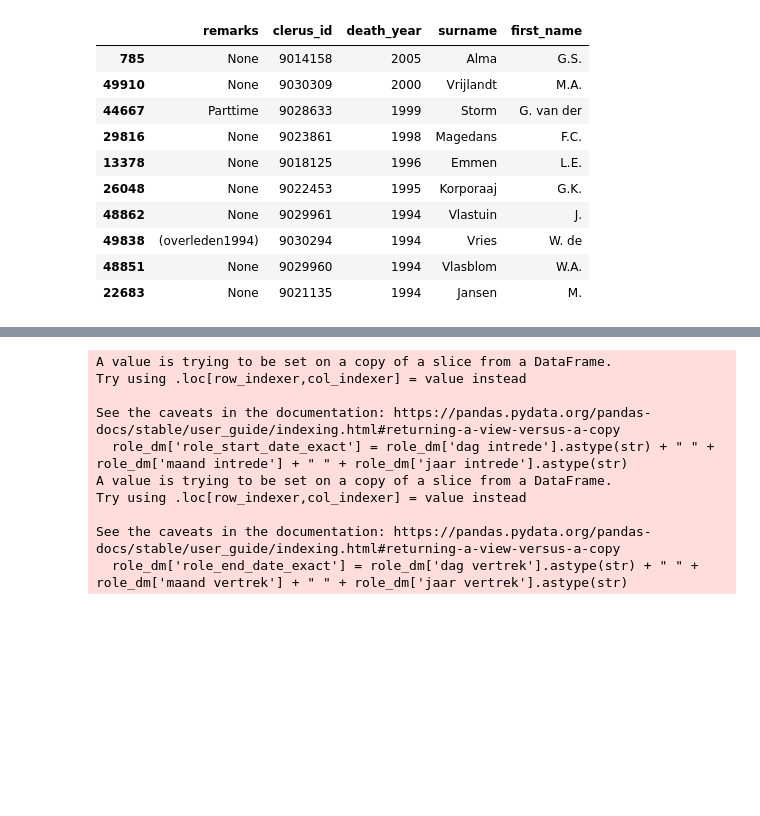
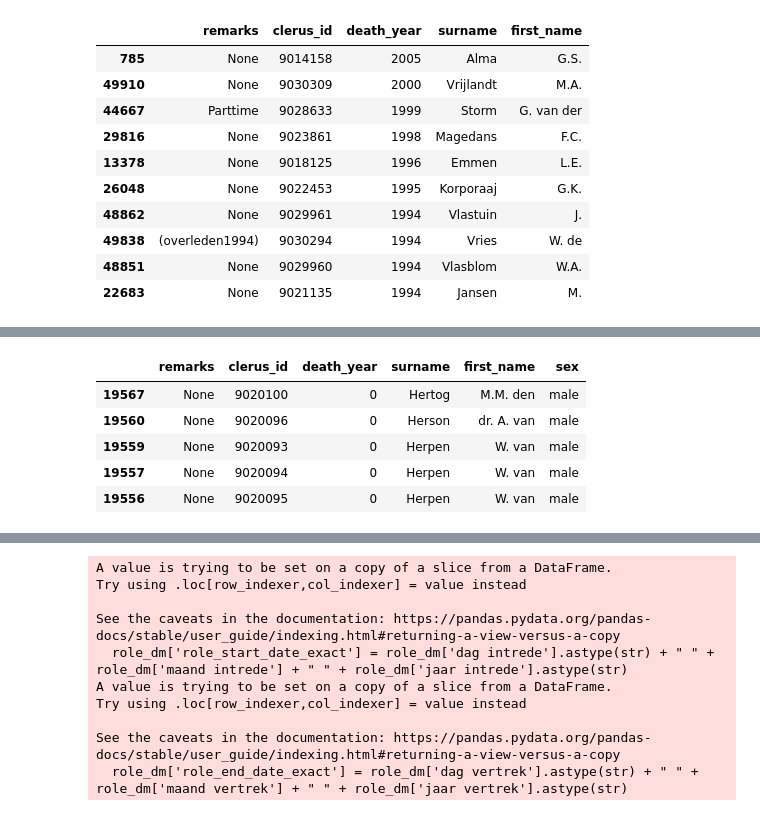
Before and after one commit to DigiDuRe/DigiDuRe, a Jupyter notebook: 1_Data_Harmonization/1_8_Integrate_DM_only_individuals.ipynb, the cells around one changed output, grey strips where cells are left out. Saved outputs shown, nothing was run; the diff lists cells and outputs as text; code cells hidden in the pictures; blank space fills up the shorter version.

```diff
--- a/1_Data_Harmonization/1_8_Integrate_DM_only_individuals.ipynb
+++ b/1_Data_Harmonization/1_8_Integrate_DM_only_individuals.ipynb
@@ -273,3 +273,11 @@ DM_tbl_bio_unique.head(10)
 | 49838 | (overleden1994) | 9030294 | 1994 | Vries | W. de |
 | 48851 | None | 9029960 | 1994 | Vlasblom | W.A. |
 | 22683 | None | 9021135 | 1994 | Jansen | M. |
+# %%
+def determine_sex(first_name):
+    if first_name and 'mevr' in first_name.lower():
+        return 'female'
+    else:
+        return 'male'
+# %%
+DM_tbl_bio_unique['sex'] = DM_tbl_bio_unique['first_name'].apply(determine_sex)
@@ -276,3 +290,12 @@ DM_tbl_bio_unique.head(10)
+# %%
+DM_tbl_bio_unique.tail()
+# %% [output]
+|  | remarks | clerus_id | death_year | surname | first_name | sex |
+| 19567 | None | 9020100 | 0 | Hertog | M.M. den | male |
+| 19560 | None | 9020096 | 0 | Herson | dr. A. van | male |
+| 19559 | None | 9020093 | 0 | Herpen | W. van | male |
+| 19557 | None | 9020094 | 0 | Herpen | W. van | male |
+| 19556 | None | 9020095 | 0 | Herpen | W. van | male |
 # %%
 # Append data to database
 
```
Also changed, not shown: parts of 1 cell of this notebook, 1 other file.
